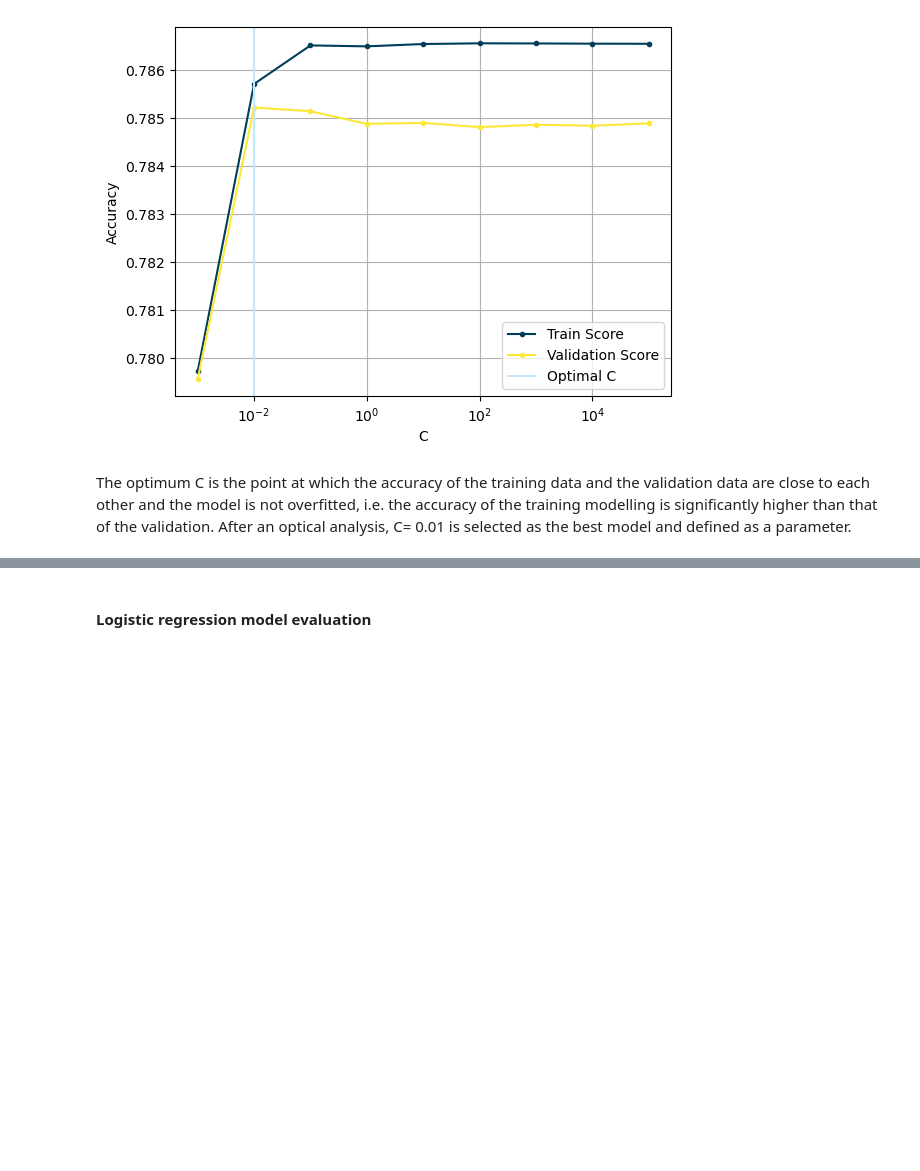
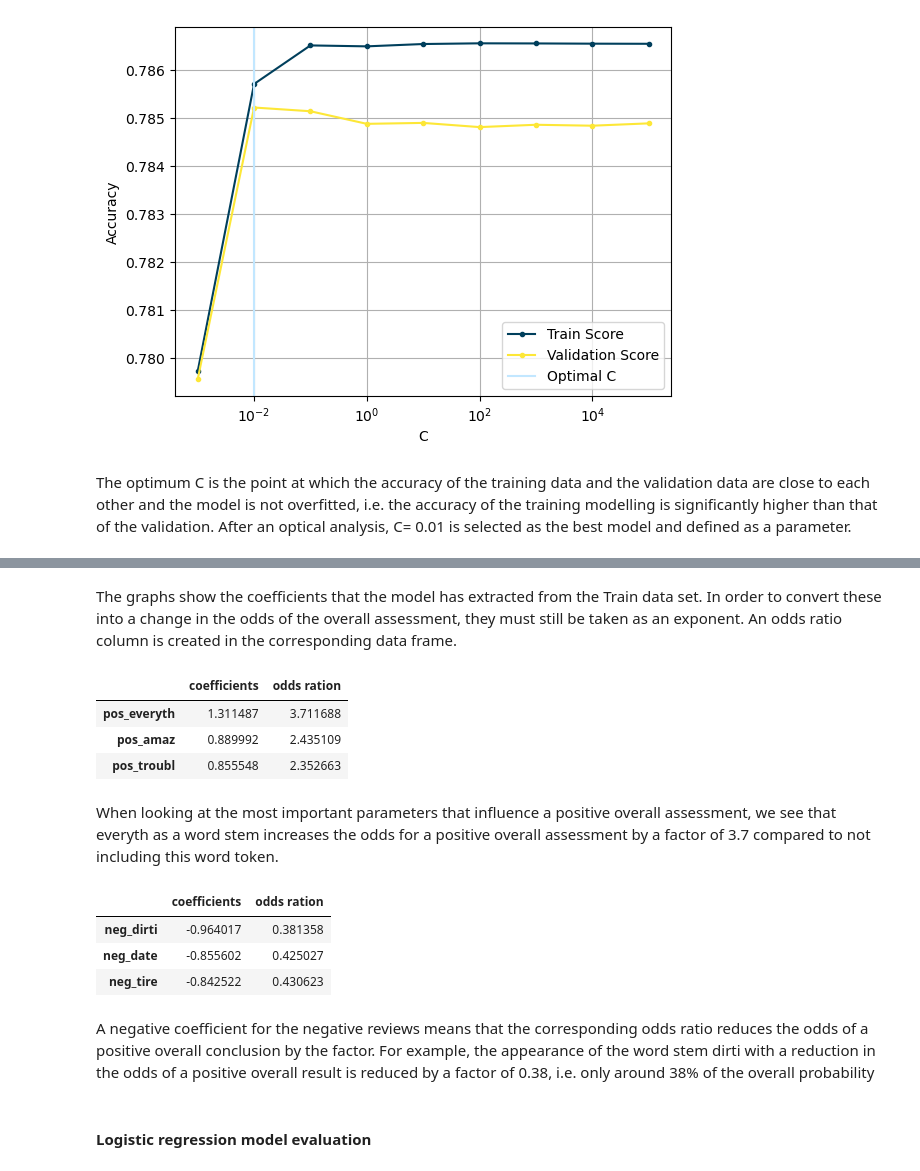
Before and after one commit to bennymiddel/personal_projects, a Jupyter notebook: 01_NLP_hotel_review/BM_NLP_hotel_review.ipynb, the cells around one changed output, grey strips where cells are left out. Cells and saved outputs as stored; diff of their text form; code cells hidden in the pictures; blank space fills up the shorter version.

```diff
--- a/01_NLP_hotel_review/BM_NLP_hotel_review.ipynb
+++ b/01_NLP_hotel_review/BM_NLP_hotel_review.ipynb
@@ -1268,3 +1270,27 @@ plt.show()
+# %% [markdown]
+The graphs show the coefficients that the model has extracted from the Train data set. In order to convert these into a change in the odds of the overall assessment, they must still be taken as an exponent. An odds ratio column is created in the corresponding data frame.
+# %%
+positive_word_counts['odds ration'] = np.exp(positive_word_counts['coefficients'])
+
+positive_word_counts.head(3)
+# %% [output]
+|  | coefficients | odds ration |
+| pos_everyth | 1.311487 | 3.711688 |
+| pos_amaz | 0.889992 | 2.435109 |
+| pos_troubl | 0.855548 | 2.352663 |
+# %% [markdown]
+When looking at the most important parameters that influence a positive overall assessment, we see that everyth as a word stem increases the odds for a positive overall assessment by a factor of 3.7 compared to not including this word token.
+# %%
+negative_word_counts['odds ration'] = np.exp(negative_word_counts['coefficients'])
+
+negative_word_counts.head(3)
+# %% [output]
+|  | coefficients | odds ration |
+| neg_dirti | -0.964017 | 0.381358 |
+| neg_date | -0.855602 | 0.425027 |
+| neg_tire | -0.842522 | 0.430623 |
+# %% [markdown]
+A negative coefficient for the negative reviews means that the corresponding odds ratio reduces the odds of a positive overall conclusion by the factor. For example, the appearance of the word stem dirti with a reduction in the odds of a positive overall result is reduced by a factor of 0.38, i.e. only around 38% of the overall probability
 # %%
 from sklearn.metrics import accuracy_score
 from sklearn.metrics import precision_score
```
Also changed, not shown: parts of 76 cells of this notebook, 3 other files.
